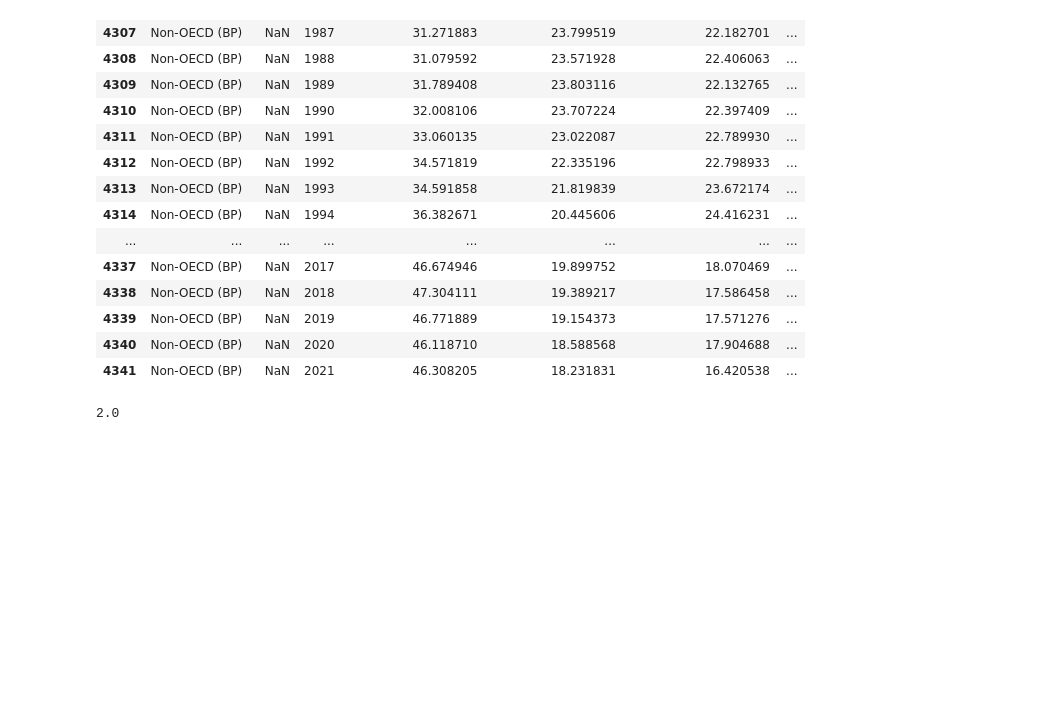
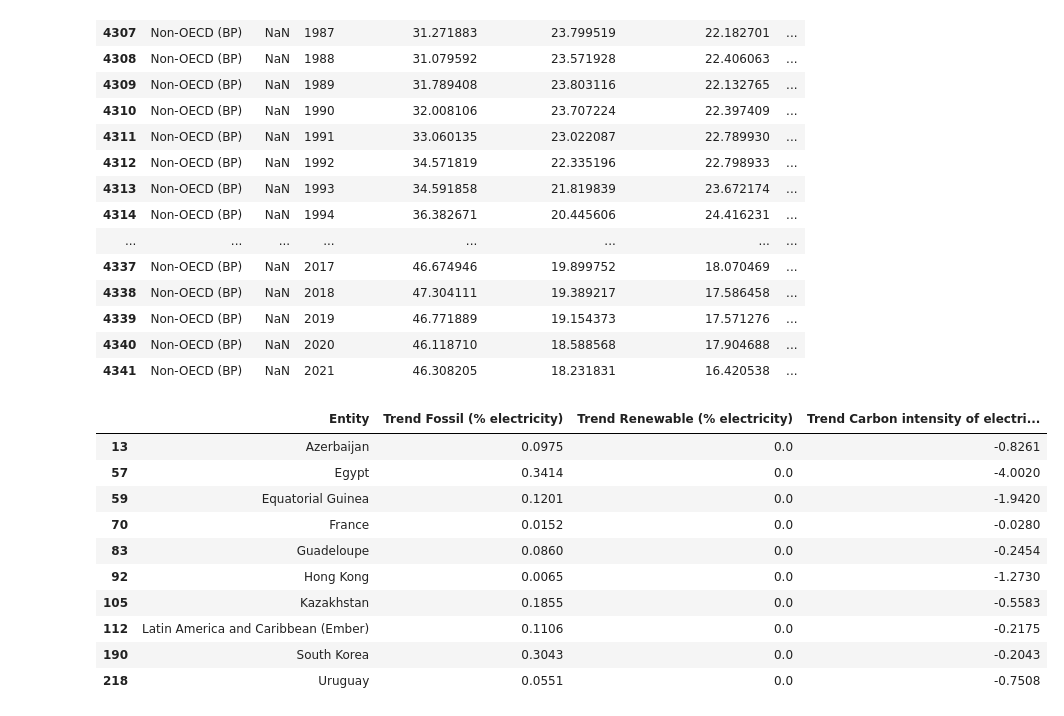
Before and after one commit to MuhamadZia/capstone_project_tetris, a Jupyter notebook: EDA.ipynb, the cells around one changed output. Cells and saved outputs as stored; diff of their text form; code cells hidden in the pictures; blank space fills up the shorter version.

```diff
--- a/EDA.ipynb
+++ b/EDA.ipynb
@@ -1523,6 +1523,16 @@ elec_source[elec_source.Entity == 'Non-OECD (BP)']
 | 4340 | Non-OECD (BP) | NaN | 2020 | 46.118710 | 18.588568 | 17.904688 | ... |
 | 4341 | Non-OECD (BP) | NaN | 2021 | 46.308205 | 18.231831 | 16.420538 | ... |
 # %%
-np.nanmean([1,2,3,np.nan])
+df_[(df_['Trend Fossil (% electricity)'] > 0)&(df_['Trend Carbon intensity of electricity (gCO2/kWh)'] < 0)]
 # %% [output]
-2.0
+|  | Entity | Trend Fossil (% electricity) | Trend Renewable (% electricity) | Trend Carbon intensity of electri... |
+| 13 | Azerbaijan | 0.0975 | 0.0 | -0.8261 |
+| 57 | Egypt | 0.3414 | 0.0 | -4.0020 |
+| 59 | Equatorial Guinea | 0.1201 | 0.0 | -1.9420 |
+| 70 | France | 0.0152 | 0.0 | -0.0280 |
+| 83 | Guadeloupe | 0.0860 | 0.0 | -0.2454 |
+| 92 | Hong Kong | 0.0065 | 0.0 | -1.2730 |
+| 105 | Kazakhstan | 0.1855 | 0.0 | -0.5583 |
+| 112 | Latin America and Caribbean (Ember) | 0.1106 | 0.0 | -0.2175 |
+| 190 | South Korea | 0.3043 | 0.0 | -0.2043 |
+| 218 | Uruguay | 0.0551 | 0.0 | -0.7508 |
```
Also changed, not shown: 1 other file.
